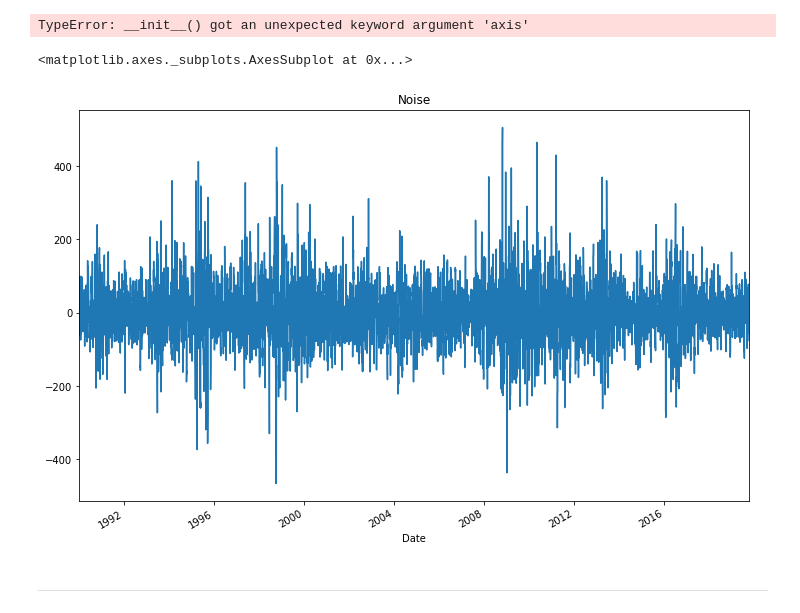
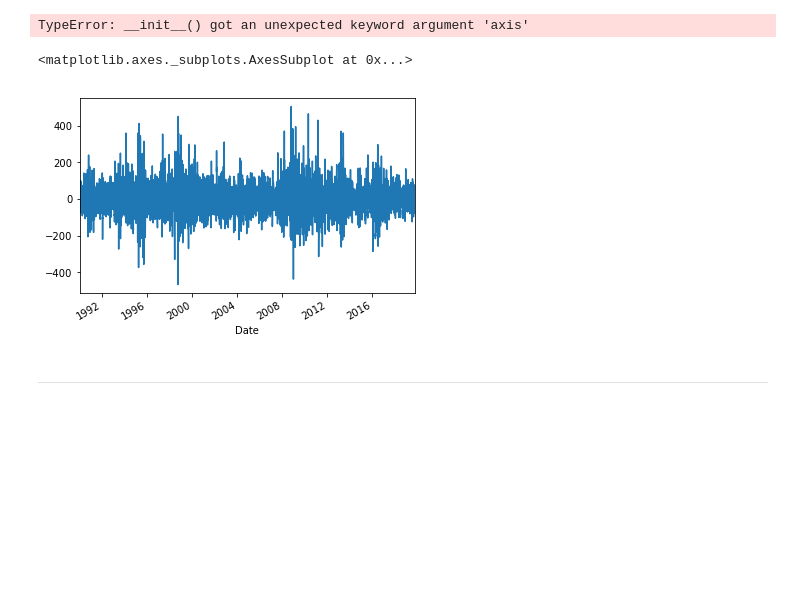
Before and after one commit to matthouk/UWFT-timeseries, a Jupyter notebook: time_series_analysis.ipynb, the cells around one changed output. Drawn from its saved outputs; the diff is of its cells as text; code cells hidden in the pictures; blank space fills up the shorter version.

```diff
--- a/time_series_analysis.ipynb
+++ b/time_series_analysis.ipynb
@@ -73,10 +67,10 @@ TypeError: __init__() got an unexpected keyword argument 'axis'
 # YOUR CODE HERE!
 # %%
 # Plot the Settle Noise
-# YOUR CODE HERE!
+yen_noise.plot()
 # %% [output]
 <matplotlib.axes._subplots.AxesSubplot at 0x...>
-[figure, old version]
+[figure, new version]
 # %% [markdown]
 ---
 # %% [markdown]
```
Also changed, not shown: parts of 14 cells of this notebook.
